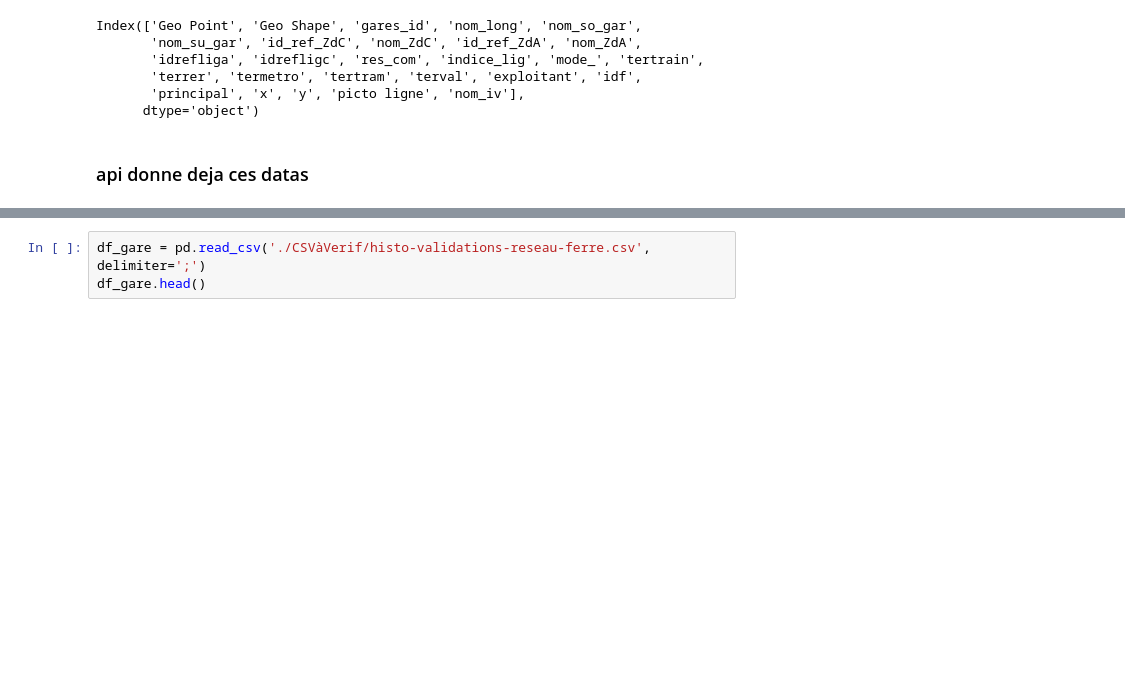
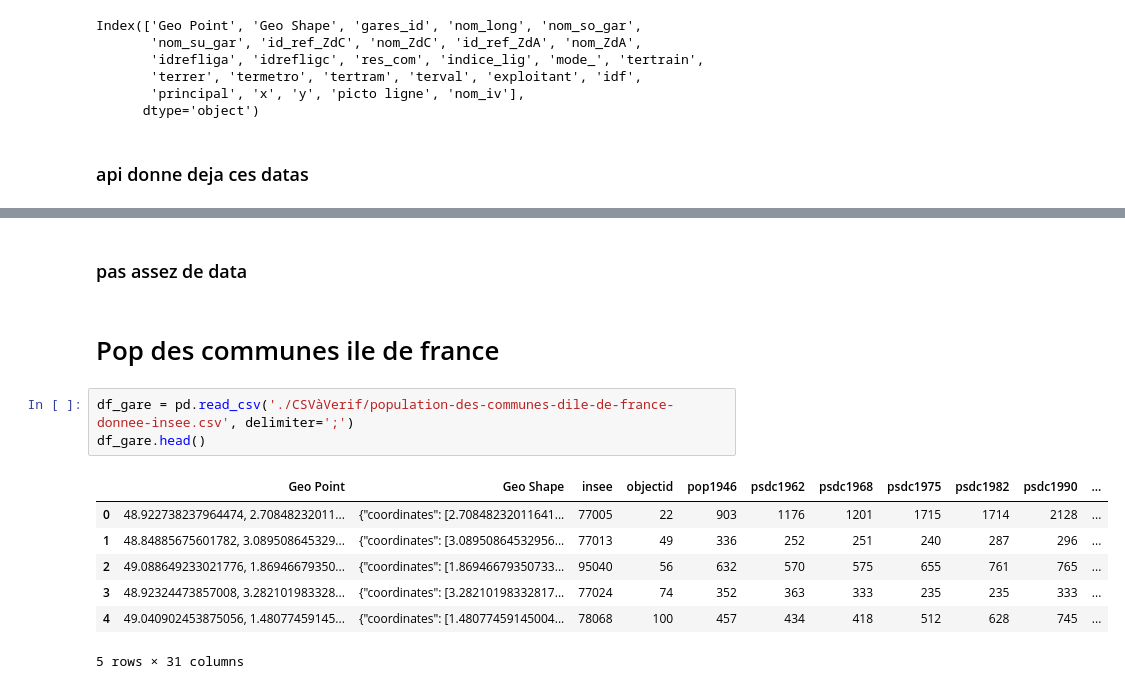
Before and after one commit to YannSko/Transport_App, a Jupyter notebook: ML_module/data/Cleaner_csv.ipynb, the cells around one changed output, grey strips where cells are left out. Cells and saved outputs as stored; diff of their text form; blank space fills up the shorter version.

```diff
--- a/ML_module/data/Cleaner_csv.ipynb
+++ b/ML_module/data/Cleaner_csv.ipynb
@@ -831,3 +885,15 @@ Index(['Geo Point', 'Geo Shape', 'gares_id', 'nom_long', 'nom_so_gar',
+# %% [markdown]
+### pas assez de data
+# %% [markdown]
+# Pop des communes ile de france
 # %%
-df_gare = pd.read_csv('./CSVàVerif/histo-validations-reseau-ferre.csv', delimiter=';')
+df_gare = pd.read_csv('./CSVàVerif/population-des-communes-dile-de-france-donnee-insee.csv', delimiter=';')
 df_gare.head()
+# %% [output]
+|  | Geo Point | Geo Shape | insee | objectid | pop1946 | psdc1962 | psdc1968 | psdc1975 | psdc1982 | psdc1990 | ... |
+| 0 | 48.922738237964474, 2.70848232011... | {"coordinates": [2.70848232011641... | 77005 | 22 | 903 | 1176 | 1201 | 1715 | 1714 | 2128 | ... |
+| 1 | 48.84885675601782, 3.089508645329... | {"coordinates": [3.08950864532956... | 77013 | 49 | 336 | 252 | 251 | 240 | 287 | 296 | ... |
+| 2 | 49.088649233021776, 1.86946679350... | {"coordinates": [1.86946679350733... | 95040 | 56 | 632 | 570 | 575 | 655 | 761 | 765 | ... |
+| 3 | 48.92324473857008, 3.282101983328... | {"coordinates": [3.28210198332817... | 77024 | 74 | 352 | 363 | 333 | 235 | 235 | 333 | ... |
+| 4 | 49.040902453875056, 1.48077459145... | {"coordinates": [1.48077459145004... | 78068 | 100 | 457 | 434 | 418 | 512 | 628 | 745 | ... |
+5 rows × 31 columns
```
Also changed, not shown: parts of 21 cells of this notebook, 36 other files.
